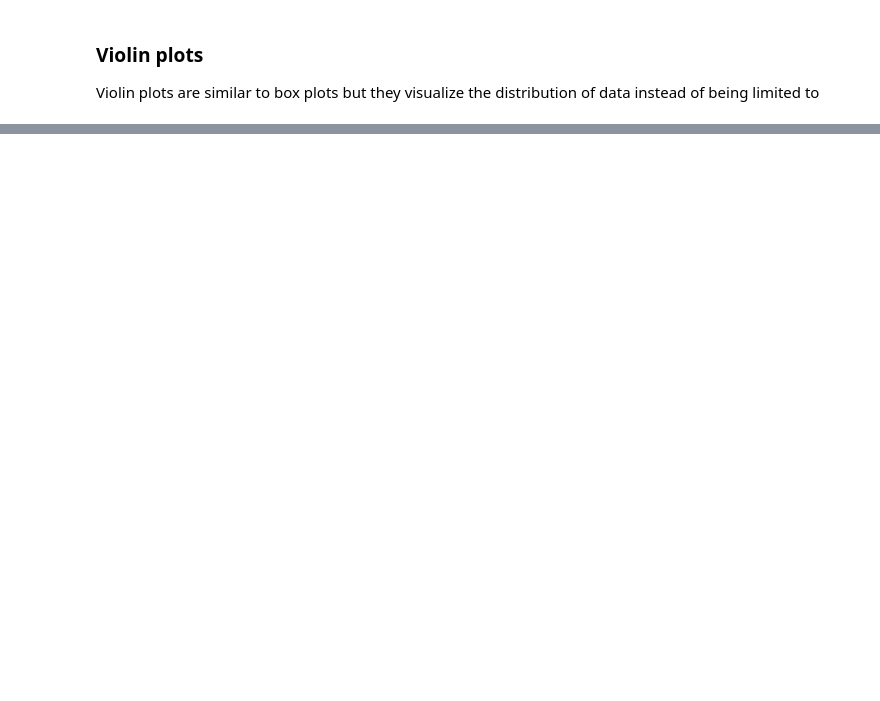
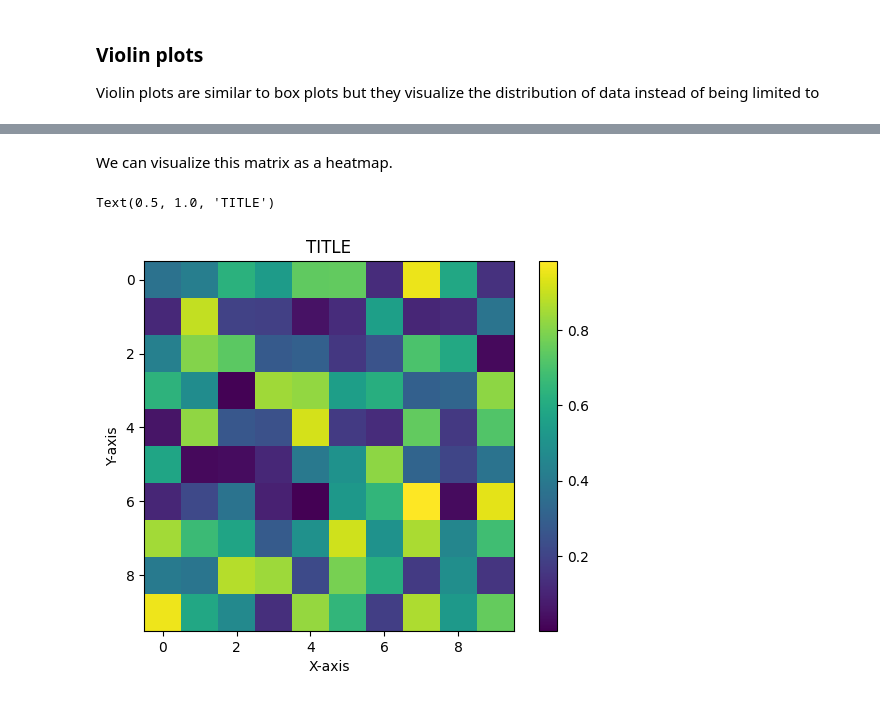
Before and after one commit to Harshavardhan-BV/IntroToPy, a Jupyter notebook: Lectures/09-Matplotlib.ipynb, the cells around one changed output, grey strips where cells are left out. Saved outputs shown, nothing was run; the diff lists cells and outputs as text; code cells hidden in the pictures; blank space fills up the shorter version.

```diff
--- a/Lectures/09-Matplotlib.ipynb
+++ b/Lectures/09-Matplotlib.ipynb
@@ -453,0 +473,14 @@ Text(0.5, 1.0, 'TITLE')
+# %%
+mat = np.random.rand(10,10)
+# %% [markdown]
+We can visualize this matrix as a heatmap.
+# %%
+plt.imshow(mat)
+plt.colorbar()
+
+plt.xlabel('X-axis')
+plt.ylabel('Y-axis')
+plt.title('TITLE')
+# %% [output]
+Text(0.5, 1.0, 'TITLE')
+[figure, added]
```
Also changed, not shown: parts of 44 cells of this notebook, 1 other file.
